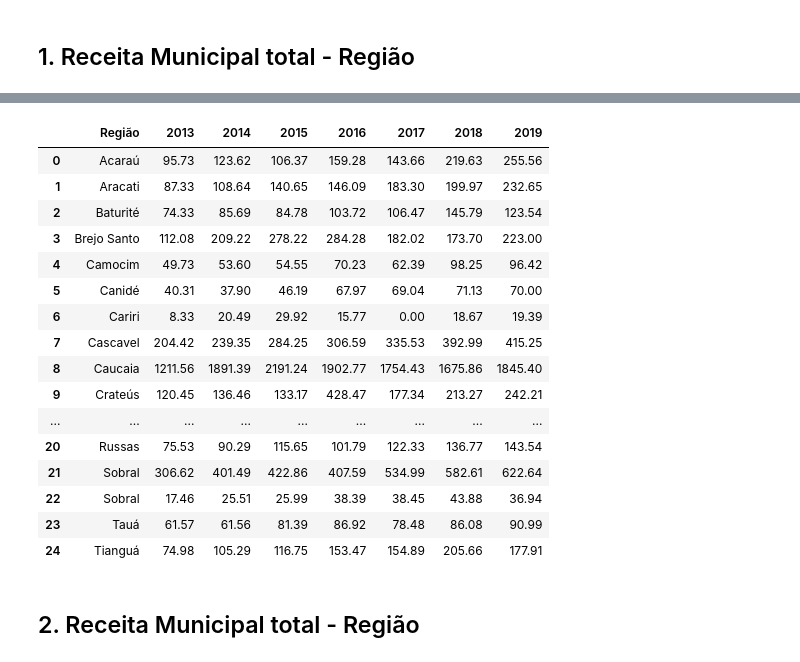
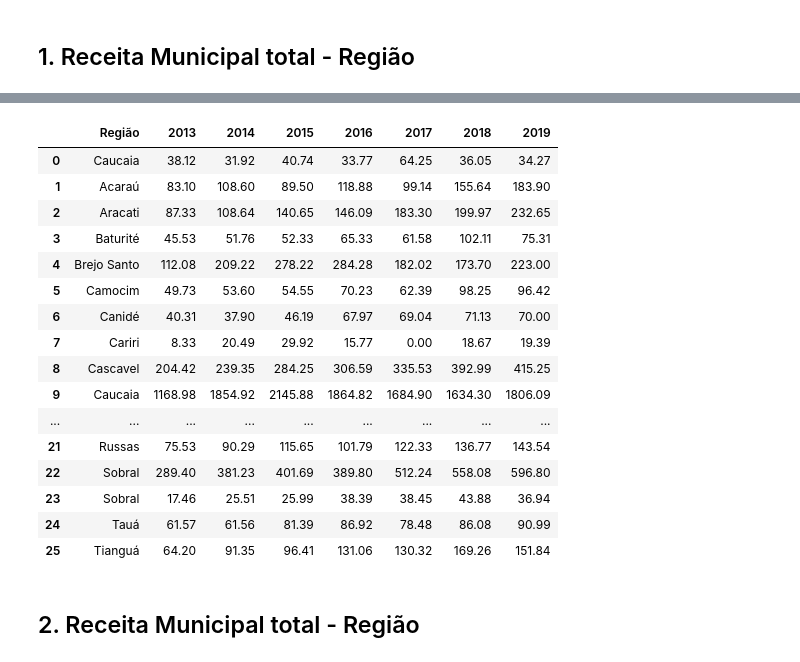
Before and after one commit to LuizAlexandre21/Indicadores_siops, a Jupyter notebook: indicadores_siops/Analise Grafica/Analise_final.py.ipynb, the cells around one changed output, grey strips where cells are left out. Saved outputs shown, nothing was run; the diff lists cells and outputs as text; code cells hidden in the pictures.

```diff
--- a/indicadores_siops/Analise Grafica/Analise_final.py.ipynb
+++ b/indicadores_siops/Analise Grafica/Analise_final.py.ipynb
@@ -21,0 +25,14 @@ def deflação(serie,ano_base):
+# %%
+def time_serie(dataframe):
+    new_serie=[]
+    for i in dataframe:
+        new_serie.append(datetime.datetime.strptime(str(i),'%Y'))
+
+    return new_serie
+# %%
+# dados = ReceitasAdicionais.select(ReceitasAdicionais.municipio, ClassificaçõesMunicipio.Região, ClassificaçõesMunicipio.IDH,ReceitasAdicionais.codigo_Municipio, ReceitasAdicionais.estado, ReceitasAdicionais.ano, ReceitasAdicionais.campo, ReceitasAdicionais.Receitas_realizadas_Bimestre,(ReceitasAdicionais.Receitas_realizadas_Bimestre/Populacao.populacao_estimada).alias('Receitas_pc')).join(ClassificaçõesMunicipio,on=(ReceitasAdicionais.municipio==ClassificaçõesMunicipio.Municipio)).join(Populacao,on=((ReceitasAdicionais.municipio==Populacao.municipio) |(ReceitasAdicionais.ano==Populacao.Ano))).where((ReceitasAdicionais.campo=='Provenientes da União')|(ReceitasAdicionais.campo == 'Provenientes dos Estados')| (ReceitasAdicionais.campo== "TOTAL RECEITAS ADICIONAIS PARA FINANCIAMENTO DA SAÚDE") &(ReceitasAdicionais.estado == "Ceará"))
+#Apuração= pd.DataFrame(dados.dicts())
+Apuração = pd.read_csv("Tabela_apuração.csv")
+Apuração_def = pd.DataFrame(Apuração['Receitas_realizadas_Bimestre'].values,index= time_serie(Apuração['ano']))
+Apuração['Receitas_realizadas_Bimestre'] = Apuração_def.values
+Apuração['Receitas_pc'] = Apuração['Receitas_realizadas_Bimestre']/Apuração['populacao_estimada']
@@ -55,25 +56,26 @@ for Região in np.unique(Apuração['Região']):
             numerador = sum(região[região['campo']=='RECEITA DE IMPOSTOS LÍQUIDA (I)']['Receitas_realizadas_Bimestre'])
             tabela[str(ano)].append(round(numerador/1000000,2))
 # %%
-pd.DataFrame(tabela).to_csv("")
+pd.DataFrame(tabela).to_csv("1. Receita Municipal total - Região.csv")
+pd.DataFrame(tabela)
 # %% [output]
 |  | Região | 2013 | 2014 | 2015 | 2016 | 2017 | 2018 | 2019 |
-| 0 | Acaraú | 95.73 | 123.62 | 106.37 | 159.28 | 143.66 | 219.63 | 255.56 |
-| 1 | Aracati | 87.33 | 108.64 | 140.65 | 146.09 | 183.30 | 199.97 | 232.65 |
-| 2 | Baturité | 74.33 | 85.69 | 84.78 | 103.72 | 106.47 | 145.79 | 123.54 |
-| 3 | Brejo Santo | 112.08 | 209.22 | 278.22 | 284.28 | 182.02 | 173.70 | 223.00 |
-| 4 | Camocim | 49.73 | 53.60 | 54.55 | 70.23 | 62.39 | 98.25 | 96.42 |
-| 5 | Canidé | 40.31 | 37.90 | 46.19 | 67.97 | 69.04 | 71.13 | 70.00 |
-| 6 | Cariri | 8.33 | 20.49 | 29.92 | 15.77 | 0.00 | 18.67 | 19.39 |
-| 7 | Cascavel | 204.42 | 239.35 | 284.25 | 306.59 | 335.53 | 392.99 | 415.25 |
-| 8 | Caucaia | 1211.56 | 1891.39 | 2191.24 | 1902.77 | 1754.43 | 1675.86 | 1845.40 |
-| 9 | Crateús | 120.45 | 136.46 | 133.17 | 428.47 | 177.34 | 213.27 | 242.21 |
+| 0 | Caucaia | 38.12 | 31.92 | 40.74 | 33.77 | 64.25 | 36.05 | 34.27 |
+| 1 | Acaraú | 83.10 | 108.60 | 89.50 | 118.88 | 99.14 | 155.64 | 183.90 |
+| 2 | Aracati | 87.33 | 108.64 | 140.65 | 146.09 | 183.30 | 199.97 | 232.65 |
+| 3 | Baturité | 45.53 | 51.76 | 52.33 | 65.33 | 61.58 | 102.11 | 75.31 |
+| 4 | Brejo Santo | 112.08 | 209.22 | 278.22 | 284.28 | 182.02 | 173.70 | 223.00 |
+| 5 | Camocim | 49.73 | 53.60 | 54.55 | 70.23 | 62.39 | 98.25 | 96.42 |
+| 6 | Canidé | 40.31 | 37.90 | 46.19 | 67.97 | 69.04 | 71.13 | 70.00 |
+| 7 | Cariri | 8.33 | 20.49 | 29.92 | 15.77 | 0.00 | 18.67 | 19.39 |
+| 8 | Cascavel | 204.42 | 239.35 | 284.25 | 306.59 | 335.53 | 392.99 | 415.25 |
+| 9 | Caucaia | 1168.98 | 1854.92 | 2145.88 | 1864.82 | 1684.90 | 1634.30 | 1806.09 |
 | ... | ... | ... | ... | ... | ... | ... | ... | ... |
-| 20 | Russas | 75.53 | 90.29 | 115.65 | 101.79 | 122.33 | 136.77 | 143.54 |
-| 21 | Sobral | 306.62 | 401.49 | 422.86 | 407.59 | 534.99 | 582.61 | 622.64 |
-| 22 | Sobral | 17.46 | 25.51 | 25.99 | 38.39 | 38.45 | 43.88 | 36.94 |
-| 23 | Tauá | 61.57 | 61.56 | 81.39 | 86.92 | 78.48 | 86.08 | 90.99 |
-| 24 | Tianguá | 74.98 | 105.29 | 116.75 | 153.47 | 154.89 | 205.66 | 177.91 |
+| 21 | Russas | 75.53 | 90.29 | 115.65 | 101.79 | 122.33 | 136.77 | 143.54 |
+| 22 | Sobral | 289.40 | 381.23 | 401.69 | 389.80 | 512.24 | 558.08 | 596.80 |
+| 23 | Sobral | 17.46 | 25.51 | 25.99 | 38.39 | 38.45 | 43.88 | 36.94 |
+| 24 | Tauá | 61.57 | 61.56 | 81.39 | 86.92 | 78.48 | 86.08 | 90.99 |
+| 25 | Tianguá | 64.20 | 91.35 | 96.41 | 131.06 | 130.32 | 169.26 | 151.84 |
 # %% [markdown]
 ## 2. Receita Municipal total - Região
 # %%
```
Also changed, not shown: parts of 43 cells of this notebook, 2 other files.
